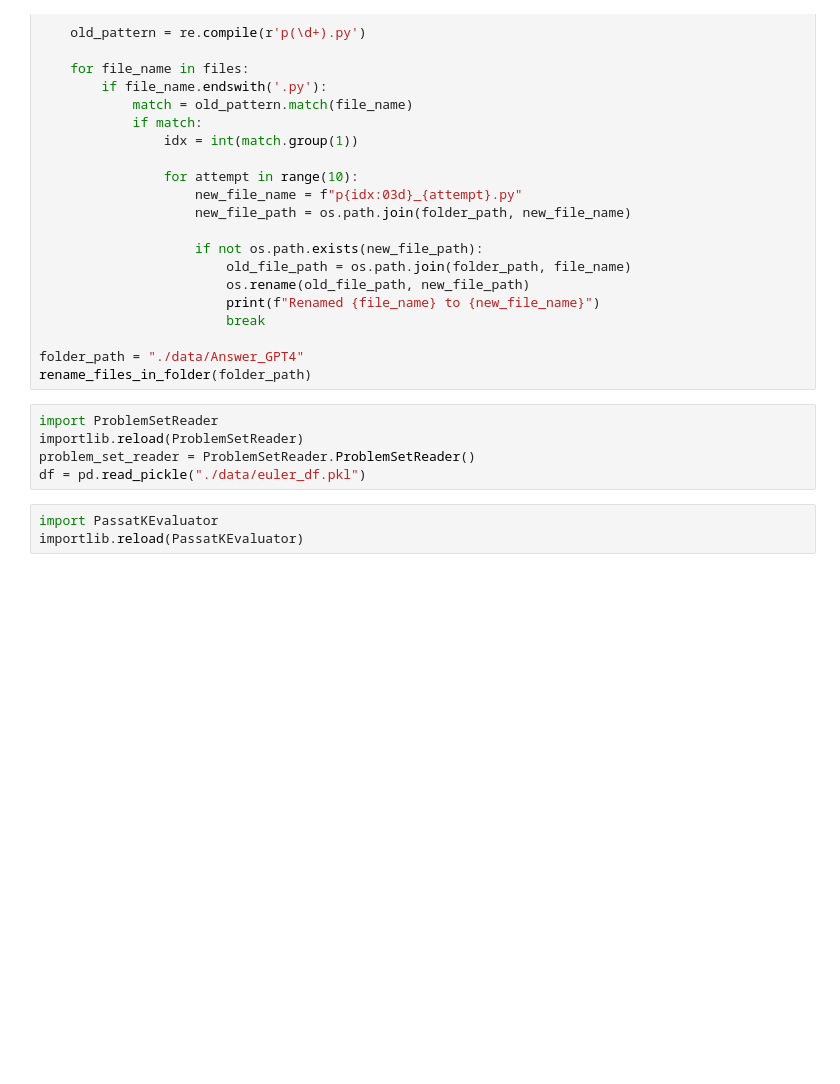
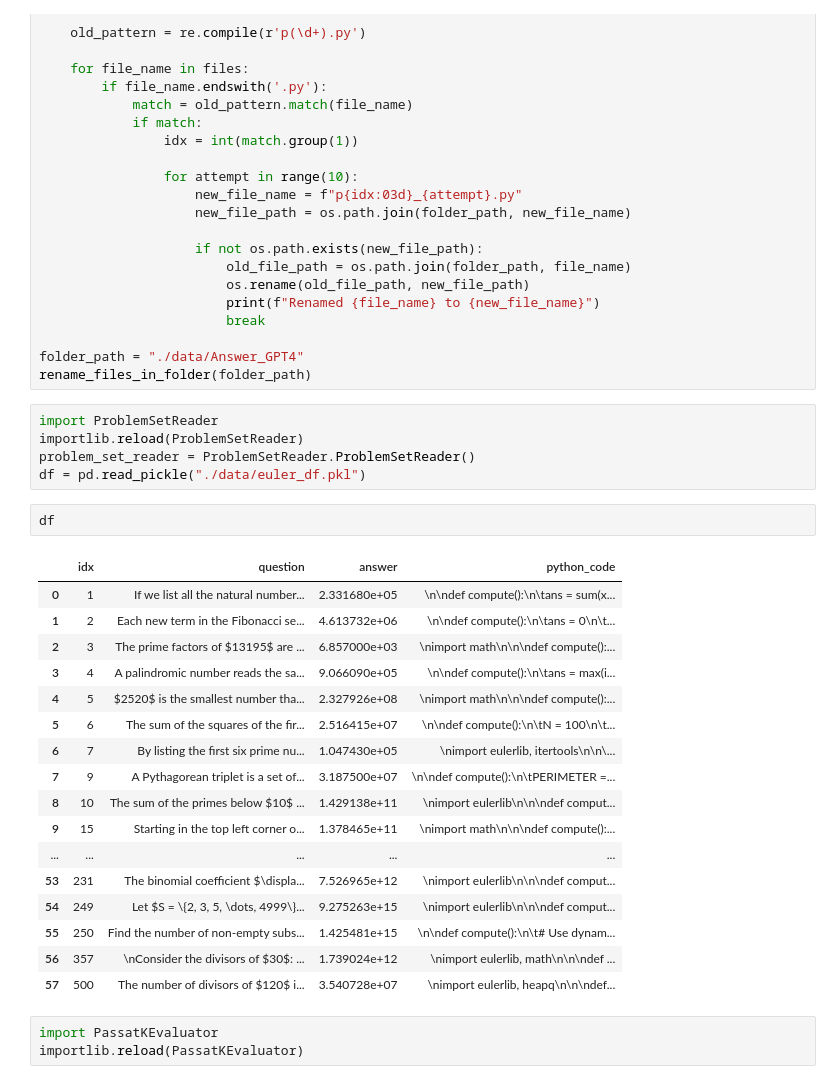
Before and after one commit to Chieh-Hung-Cheng/NLP_TermProjectCode, a Jupyter notebook: metrics.ipynb, the cells around one changed output. Drawn from its saved outputs; the diff is of its cells as text; blank space fills up the shorter version.

```diff
--- a/metrics.ipynb
+++ b/metrics.ipynb
@@ -40,6 +40,26 @@ import ProblemSetReader
 importlib.reload(ProblemSetReader)
 problem_set_reader = ProblemSetReader.ProblemSetReader()
 df = pd.read_pickle("./data/euler_df.pkl")
+# %%
+df
+# %% [output]
+|  | idx | question | answer | python_code |
+| 0 | 1 | If we list all the natural number... | 2.331680e+05 | \n\ndef compute():\n\tans = sum(x... |
+| 1 | 2 | Each new term in the Fibonacci se... | 4.613732e+06 | \n\ndef compute():\n\tans = 0\n\t... |
+| 2 | 3 | The prime factors of $13195$ are ... | 6.857000e+03 | \nimport math\n\n\ndef compute():... |
+| 3 | 4 | A palindromic number reads the sa... | 9.066090e+05 | \n\ndef compute():\n\tans = max(i... |
+| 4 | 5 | $2520$ is the smallest number tha... | 2.327926e+08 | \nimport math\n\n\ndef compute():... |
+| 5 | 6 | The sum of the squares of the fir... | 2.516415e+07 | \n\ndef compute():\n\tN = 100\n\t... |
+| 6 | 7 | By listing the first six prime nu... | 1.047430e+05 | \nimport eulerlib, itertools\n\n\... |
+| 7 | 9 | A Pythagorean triplet is a set of... | 3.187500e+07 | \n\ndef compute():\n\tPERIMETER =... |
+| 8 | 10 | The sum of the primes below $10$ ... | 1.429138e+11 | \nimport eulerlib\n\n\ndef comput... |
+| 9 | 15 | Starting in the top left corner o... | 1.378465e+11 | \nimport math\n\n\ndef compute():... |
+| ... | ... | ... | ... | ... |
+| 53 | 231 | The binomial coefficient $\displa... | 7.526965e+12 | \nimport eulerlib\n\n\ndef comput... |
+| 54 | 249 | Let $S = \{2, 3, 5, \dots, 4999\}... | 9.275263e+15 | \nimport eulerlib\n\n\ndef comput... |
+| 55 | 250 | Find the number of non-empty subs... | 1.425481e+15 | \n\ndef compute():\n\t# Use dynam... |
+| 56 | 357 | \nConsider the divisors of $30$: ... | 1.739024e+12 | \nimport eulerlib, math\n\n\ndef ... |
+| 57 | 500 | The number of divisors of $120$ i... | 3.540728e+07 | \nimport eulerlib, heapq\n\n\ndef... |
 # %%
 import PassatKEvaluator
 importlib.reload(PassatKEvaluator)
```
Also changed, not shown: 2 other files.
